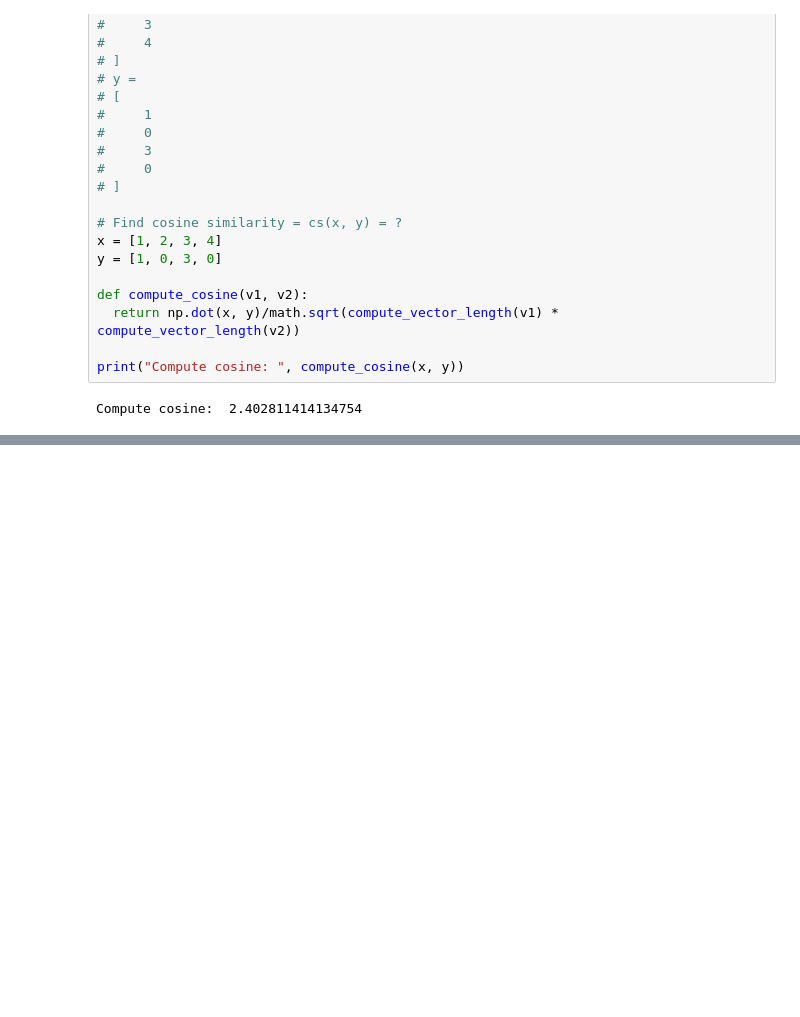
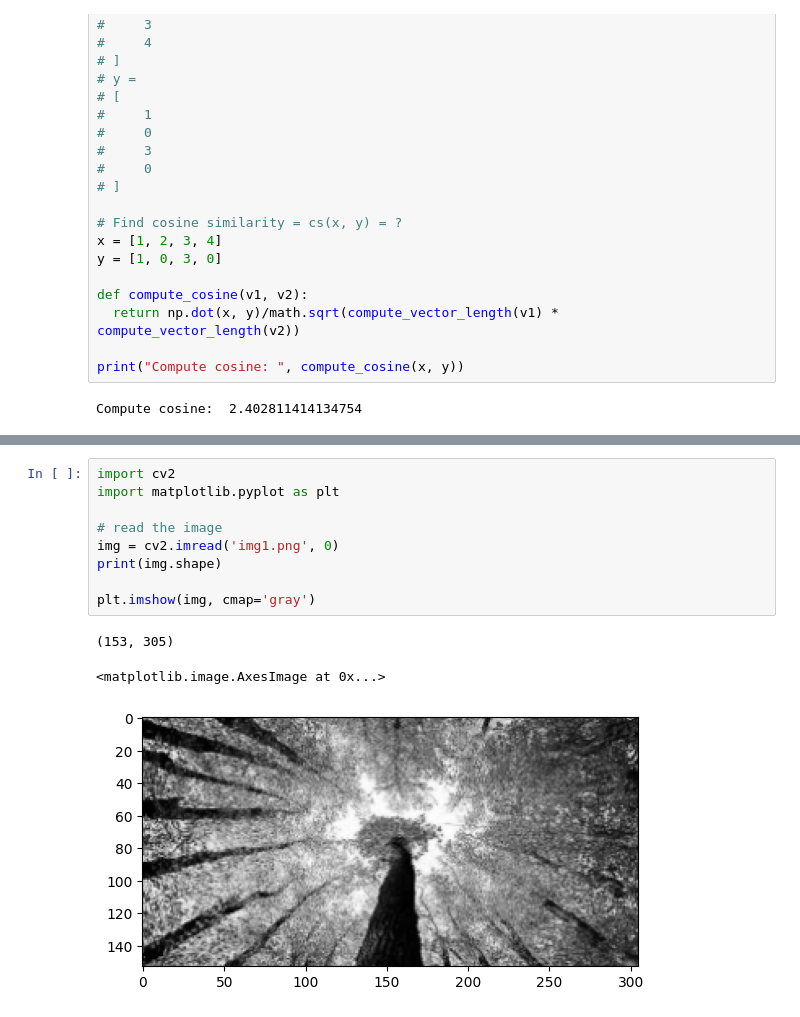
Before and after one commit to CN-LEON-DX/AI, a Jupyter notebook: Linear_Algebra_and_Numpy.ipynb, the cells around one changed output, grey strips where cells are left out. Saved outputs shown, nothing was run; the diff lists cells and outputs as text; blank space fills up the shorter version.

```diff
--- a/Linear_Algebra_and_Numpy.ipynb
+++ b/Linear_Algebra_and_Numpy.ipynb
@@ -79,0 +392,13 @@ Compute cosine:  2.402811414134754
+# %%
+import cv2
+import matplotlib.pyplot as plt
+
+# read the image
+img = cv2.imread('img1.png', 0)
+print(img.shape)
+
+plt.imshow(img, cmap='gray')
+# %% [output]
+(153, 305)
+<matplotlib.image.AxesImage at 0x...>
+[figure, added]
```
Also changed, not shown: parts of 26 cells of this notebook.
